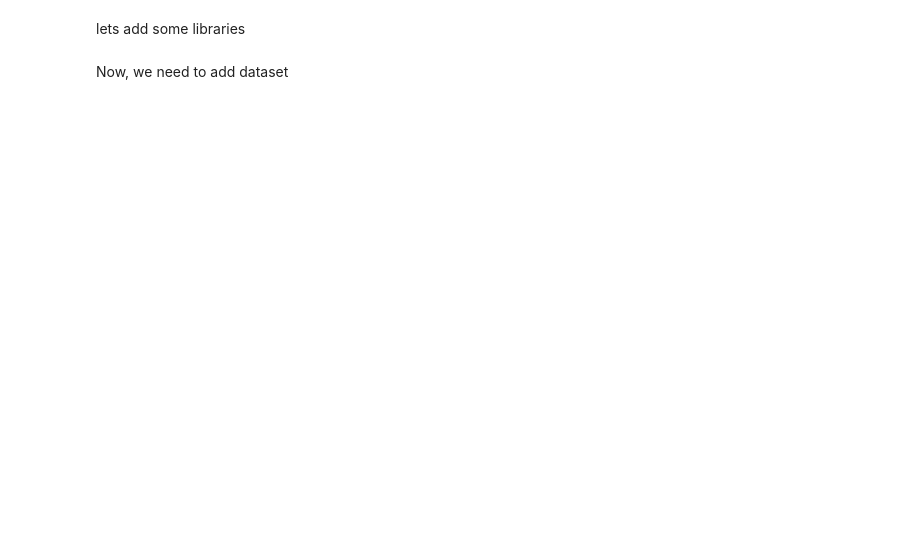
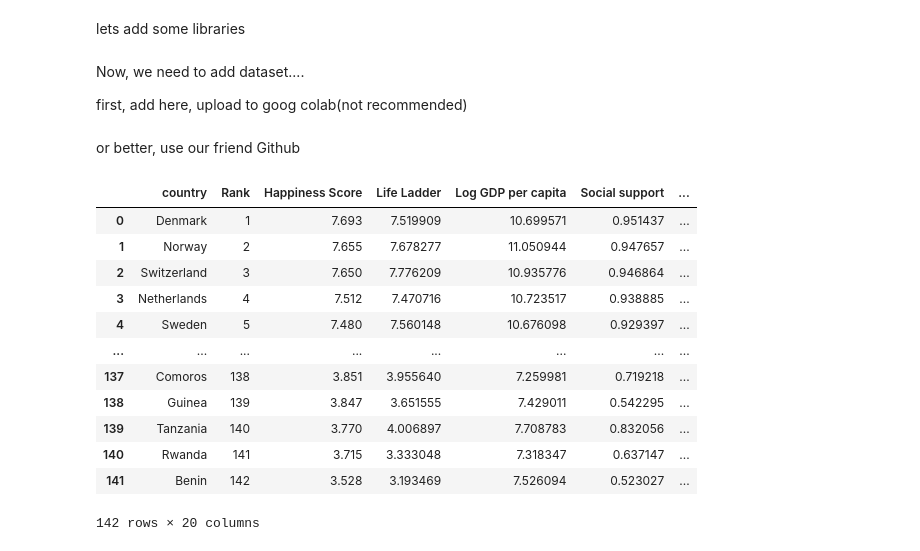
Before and after one commit to sudipto291088/Data110-Fall2025, a Jupyter notebook: Sudipto_Week2_in_class_python.ipynb, the cells around one changed output. Saved outputs shown, nothing was run; the diff lists cells and outputs as text; code cells hidden in the pictures; blank space fills up the shorter version.

```diff
--- a/Sudipto_Week2_in_class_python.ipynb
+++ b/Sudipto_Week2_in_class_python.ipynb
@@ -10,5 +10,7 @@ import numpy as np
 ## for dataframe
 import pandas as pd
 # %% [markdown]
-Now, we need to add dataset
+Now, we need to add dataset....
+
+first, add here, upload to goog colab(not recommended)
 # %%
@@ -15,0 +18,20 @@ df = pd.read_csv('/content/happiness.csv')
+# %% [markdown]
+or better, use our friend Github
+# %%
+ds=pd.read_csv('https://raw.githubusercontent.com/sudipto291088/Data110-Fall2025/refs/heads/Dataset/datasets/happiness.csv')
+# %%
+ds
+# %% [output]
+|  | country | Rank | Happiness Score | Life Ladder | Log GDP per capita | Social support | ... |
+| 0 | Denmark | 1 | 7.693 | 7.519909 | 10.699571 | 0.951437 | ... |
+| 1 | Norway | 2 | 7.655 | 7.678277 | 11.050944 | 0.947657 | ... |
+| 2 | Switzerland | 3 | 7.650 | 7.776209 | 10.935776 | 0.946864 | ... |
+| 3 | Netherlands | 4 | 7.512 | 7.470716 | 10.723517 | 0.938885 | ... |
+| 4 | Sweden | 5 | 7.480 | 7.560148 | 10.676098 | 0.929397 | ... |
+| ... | ... | ... | ... | ... | ... | ... | ... |
+| 137 | Comoros | 138 | 3.851 | 3.955640 | 7.259981 | 0.719218 | ... |
+| 138 | Guinea | 139 | 3.847 | 3.651555 | 7.429011 | 0.542295 | ... |
+| 139 | Tanzania | 140 | 3.770 | 4.006897 | 7.708783 | 0.832056 | ... |
+| 140 | Rwanda | 141 | 3.715 | 3.333048 | 7.318347 | 0.637147 | ... |
+| 141 | Benin | 142 | 3.528 | 3.193469 | 7.526094 | 0.523027 | ... |
+142 rows × 20 columns
```
Also changed, not shown: parts of 1 cell of this notebook.
